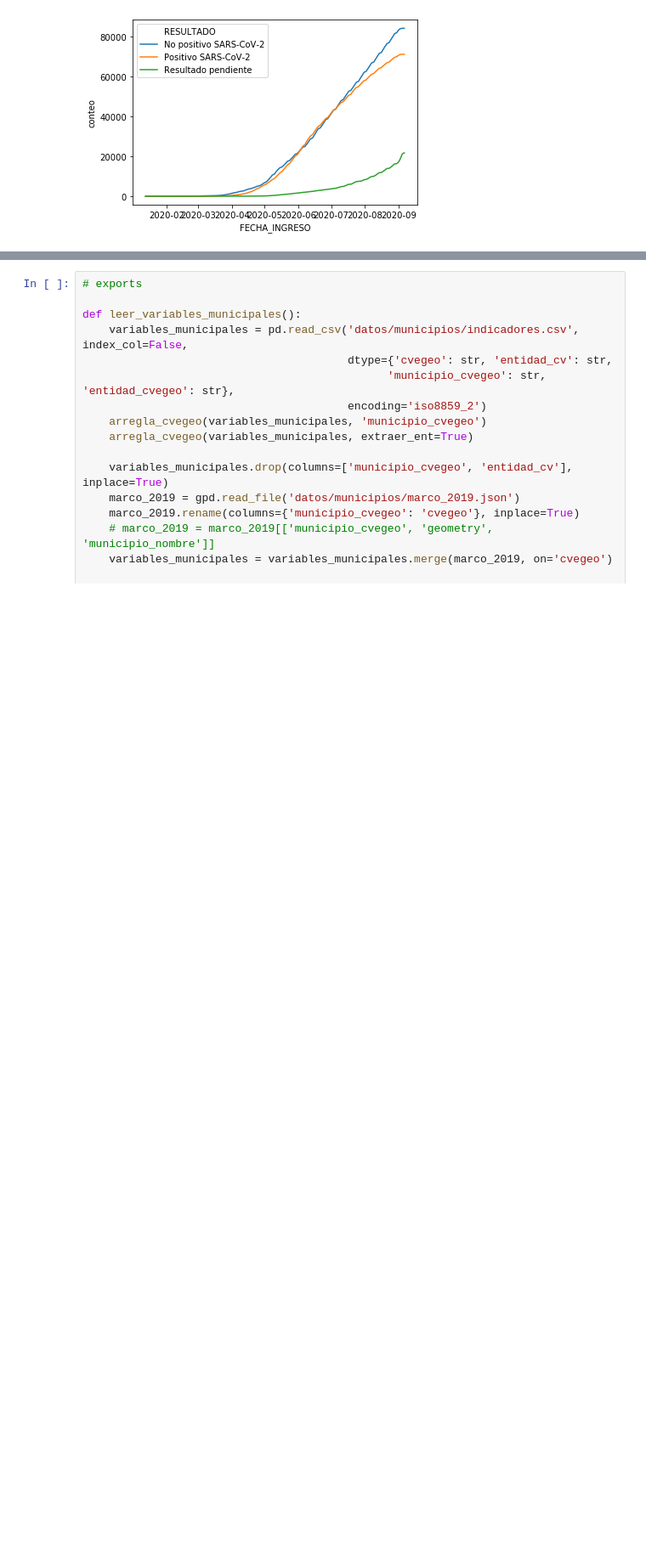
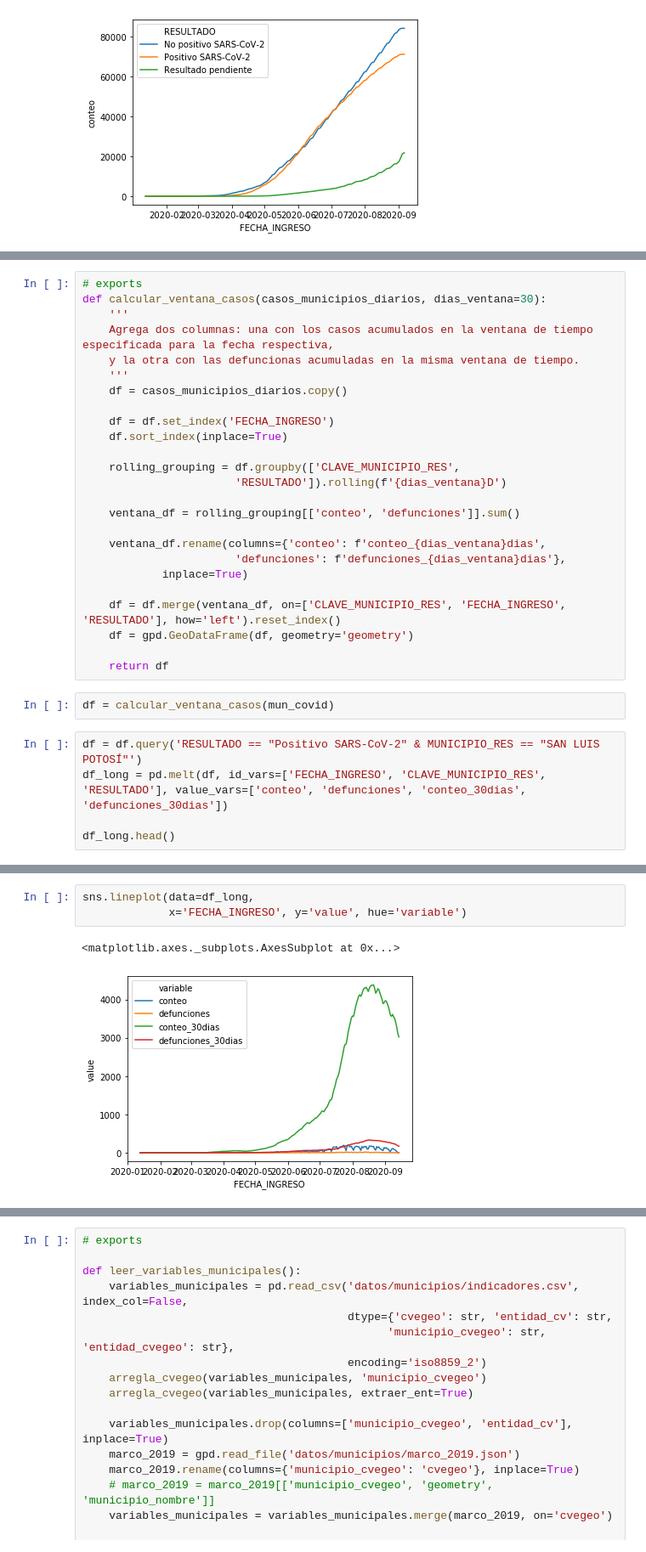
Before and after one commit to rausial/covid19_vulnerabilidad_mex, a Jupyter notebook: 00_datos.ipynb, the cells around one changed output, grey strips where cells are left out. Shown at 85% size. Cells and saved outputs as stored; diff of their text form; blank space fills up the shorter version.

Commit message:
nueva funcion para agregar casos en una ventana de tiempo

```diff
--- a/00_datos.ipynb
+++ b/00_datos.ipynb
@@ -423,0 +426,32 @@ sns.lineplot(data=test_ent.reset_index(), x='FECHA_INGRESO', y='conteo', hue='RE
+# %%
+# exports
+def calcular_ventana_casos(casos_municipios_diarios, dias_ventana=30):
+    '''
+    Agrega dos columnas: una con los casos acumulados en la ventana de tiempo especificada para la fecha respectiva,
+    y la otra con las defuncionas acumuladas en la misma ventana de tiempo.
+    '''
+    df = casos_municipios_diarios.copy()
+
+    df = df.set_index('FECHA_INGRESO')
+    df.sort_index(inplace=True)
+
+    rolling_grouping = df.groupby(['CLAVE_MUNICIPIO_RES',
+                       'RESULTADO']).rolling(f'{dias_ventana}D')
+
+    ventana_df = rolling_grouping[['conteo', 'defunciones']].sum()
+
+    ventana_df.rename(columns={'conteo': f'conteo_{dias_ventana}dias',
+                       'defunciones': f'defunciones_{dias_ventana}dias'},
+            inplace=True)
+
+    df = df.merge(ventana_df, on=['CLAVE_MUNICIPIO_RES', 'FECHA_INGRESO', 'RESULTADO'], how='left').reset_index()
+    df = gpd.GeoDataFrame(df, geometry='geometry')
+
+    return df
+# %%
+df = calcular_ventana_casos(mun_covid)
+# %%
+df = df.query('RESULTADO == "Positivo SARS-CoV-2" & MUNICIPIO_RES == "SAN LUIS POTOSÍ"')
+df_long = pd.melt(df, id_vars=['FECHA_INGRESO', 'CLAVE_MUNICIPIO_RES', 'RESULTADO'], value_vars=['conteo', 'defunciones', 'conteo_30dias', 'defunciones_30dias'])
+
+df_long.head()
@@ -423,0 +465,6 @@ sns.lineplot(data=test_ent.reset_index(), x='FECHA_INGRESO', y='conteo', hue='RE
+# %%
+sns.lineplot(data=df_long,
+             x='FECHA_INGRESO', y='value', hue='variable')
+# %% [output]
+<matplotlib.axes._subplots.AxesSubplot at 0x...>
+[figure, added]
```
Also changed, not shown: parts of 6 cells of this notebook.
